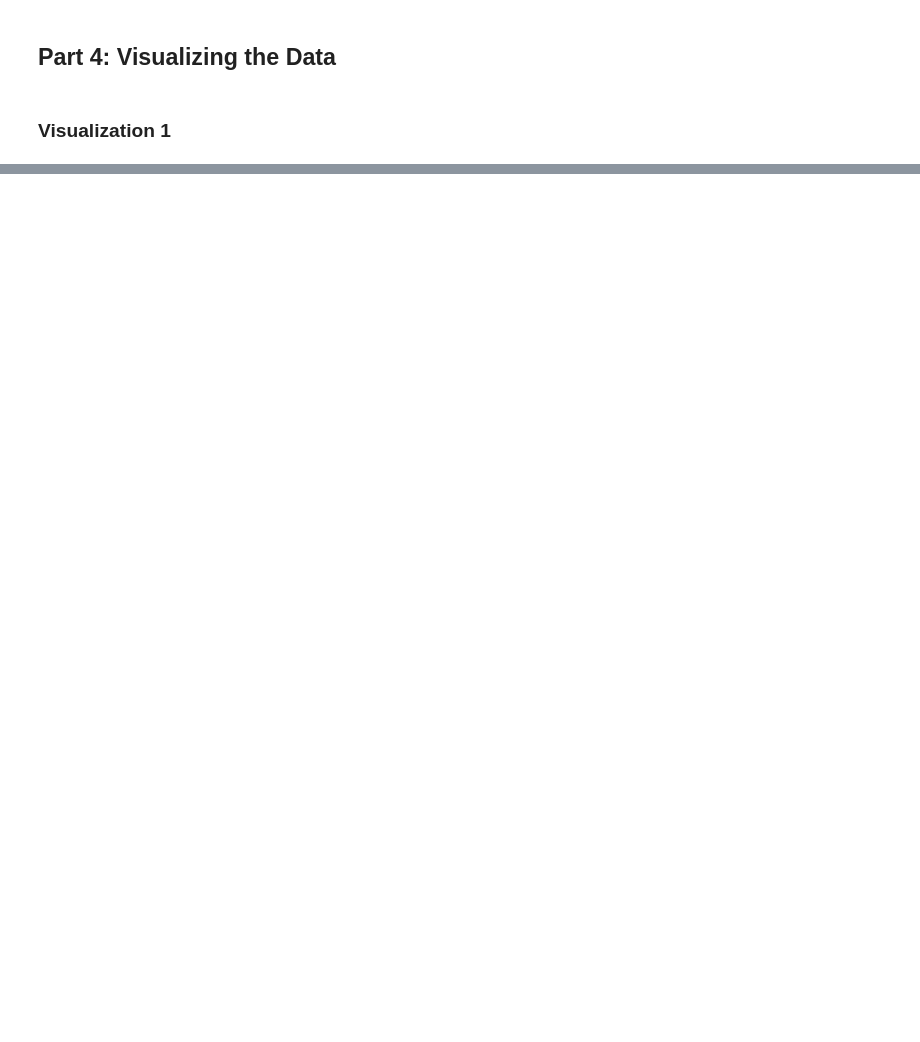
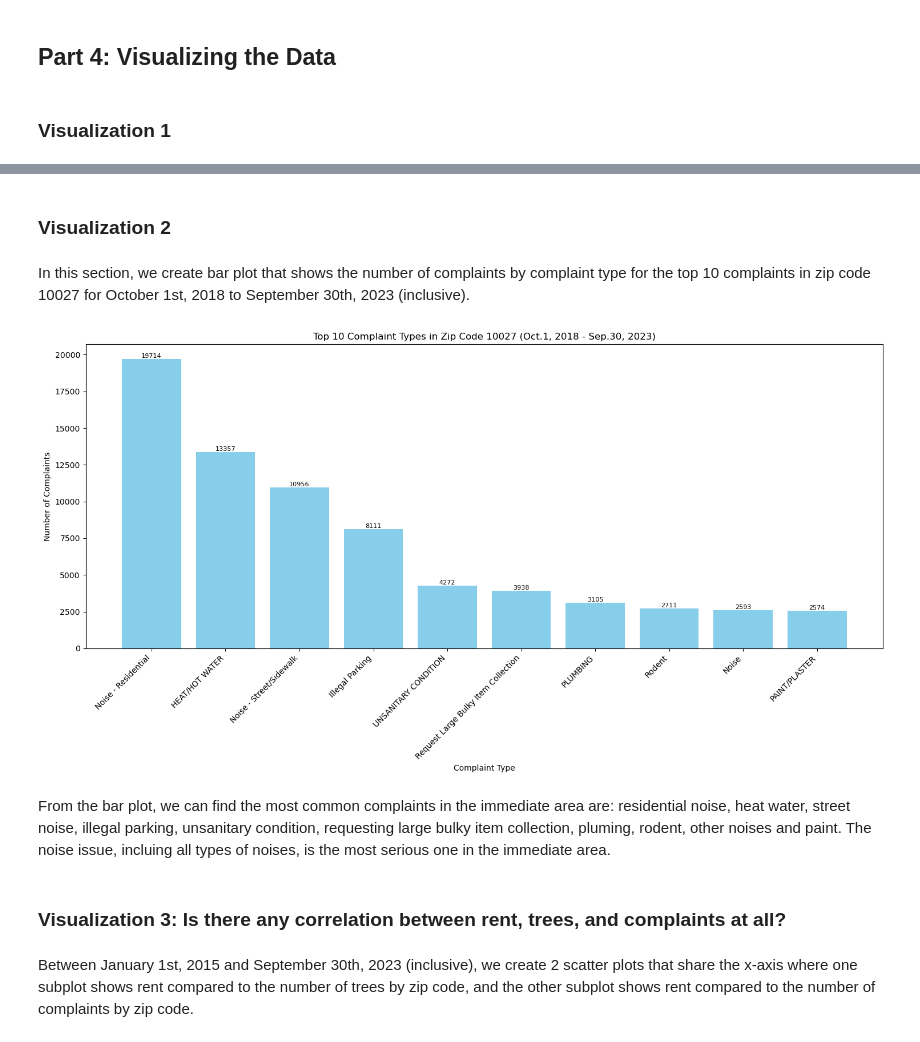
Before and after one commit to Gabrielle-wang/final_project, a Jupyter notebook: 4501Project.ipynb, the cells around one changed output, grey strips where cells are left out. Cells and saved outputs as stored; diff of their text form; code cells hidden in the pictures; blank space fills up the shorter version.

```diff
--- a/4501Project.ipynb
+++ b/4501Project.ipynb
@@ -1316,0 +1375,45 @@ plot_visual_1(some_dataframe)
+# %% [markdown]
+### Visualization 2
+# %% [markdown]
+In this section, we create bar plot that shows the number of complaints by complaint type for the top 10 complaints in zip code 10027 for October 1st, 2018 to September 30th, 2023 (inclusive).
+# %%
+def get_data_for_visual_2(target_zip, start='2018-10-01', end='2023-09-30'):
+    topten_complaints_query = f"""
+    SELECT type, COUNT(*) AS complaint_count
+    FROM NYC311
+    WHERE zip = {target_zip} AND date BETWEEN '{start}' AND '{end}'
+    GROUP BY type
+    ORDER BY complaint_count DESC
+    LIMIT 10;
+    """
+    result = execute_SQL(topten_complaints_query)
+    top10_complaints_df = pd.DataFrame(result, columns=['type','complaint_count'])
+    return top10_complaints_df
+# %%
+def plot_visual_2(df, target_zip):
+    plt.figure(figsize=(15, 8))
+    bars = plt.bar(df['type'], df['complaint_count'], color='skyblue')
+    plt.title(f'Top 10 Complaint Types in Zip Code {target_zip} (Oct.1, 2018 - Sep.30, 2023)')
+    plt.xlabel('Complaint Type')
+    plt.ylabel('Number of Complaints')
+    plt.xticks(rotation=45, ha='right')  # Rotate x-axis labels for better readability
+    # Add labels on top of each bar
+    for bar in bars:
+        yval = bar.get_height()
+        plt.text(bar.get_x() + bar.get_width() / 2, yval, round(yval, 1), ha='center', va='bottom', color='black', fontsize=8)
+
+    plt.tight_layout()
+    plt.show()
+# %%
+zip = 10027
+
+top10_complaints_df = get_data_for_visual_2(zip)
+plot_visual_2(top10_complaints_df, zip)
+# %% [output]
+[figure, added]
+# %% [markdown]
+From the bar plot, we can find the most common complaints in the immediate area are: residential noise, heat water, street noise, illegal parking, unsanitary condition, requesting large bulky item collection, pluming, rodent, other noises and paint. The noise issue, incluing all types of noises, is the most serious one in the immediate area.
+# %% [markdown]
+ ### Visualization 3: Is there any correlation between rent, trees, and complaints at all?
+# %% [markdown]
+Between January 1st, 2015 and September 30th, 2023 (inclusive), we create 2 scatter plots that share the x-axis where one subplot shows rent compared to the number of trees by zip code, and the other subplot shows rent compared to the number of complaints by zip code.
```
Also changed, not shown: parts of 55 cells of this notebook.
